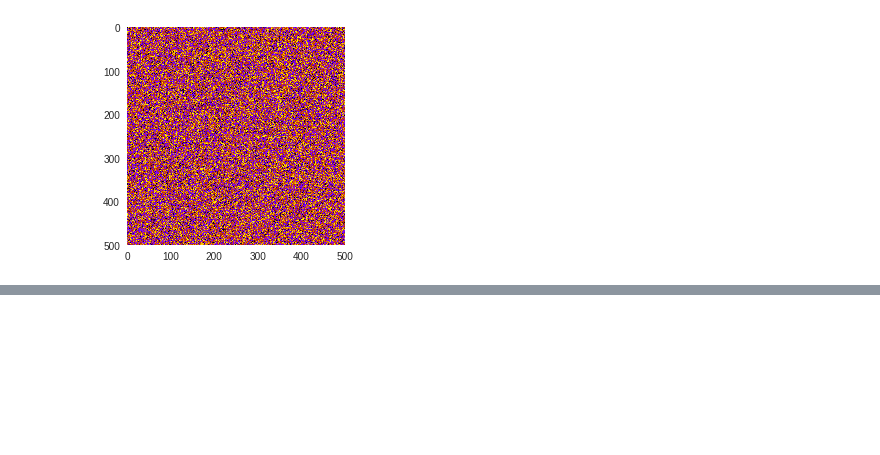
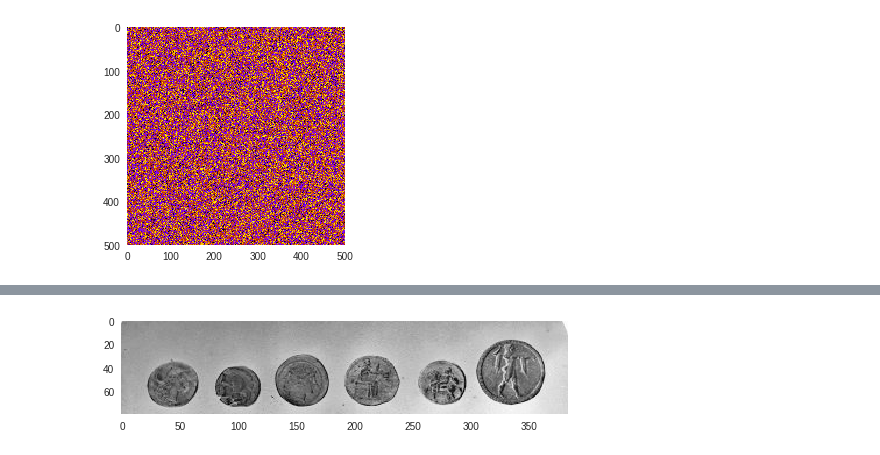
Before and after one commit to Said113/colabgoogle, a Jupyter notebook: test1.ipynb, the cells around one changed output, grey strips where cells are left out. Saved outputs shown, nothing was run; the diff lists cells and outputs as text; code cells hidden in the pictures; blank space fills up the shorter version.

```diff
--- a/test1.ipynb
+++ b/test1.ipynb
@@ -51,0 +82,6 @@ plt.grid()
+# %%
+r=coins[0:80]
+plt.imshow(r)
+plt.grid()
+# %% [output]
+[figure, added]
```
Also changed, not shown: parts of 2 cells of this notebook.
